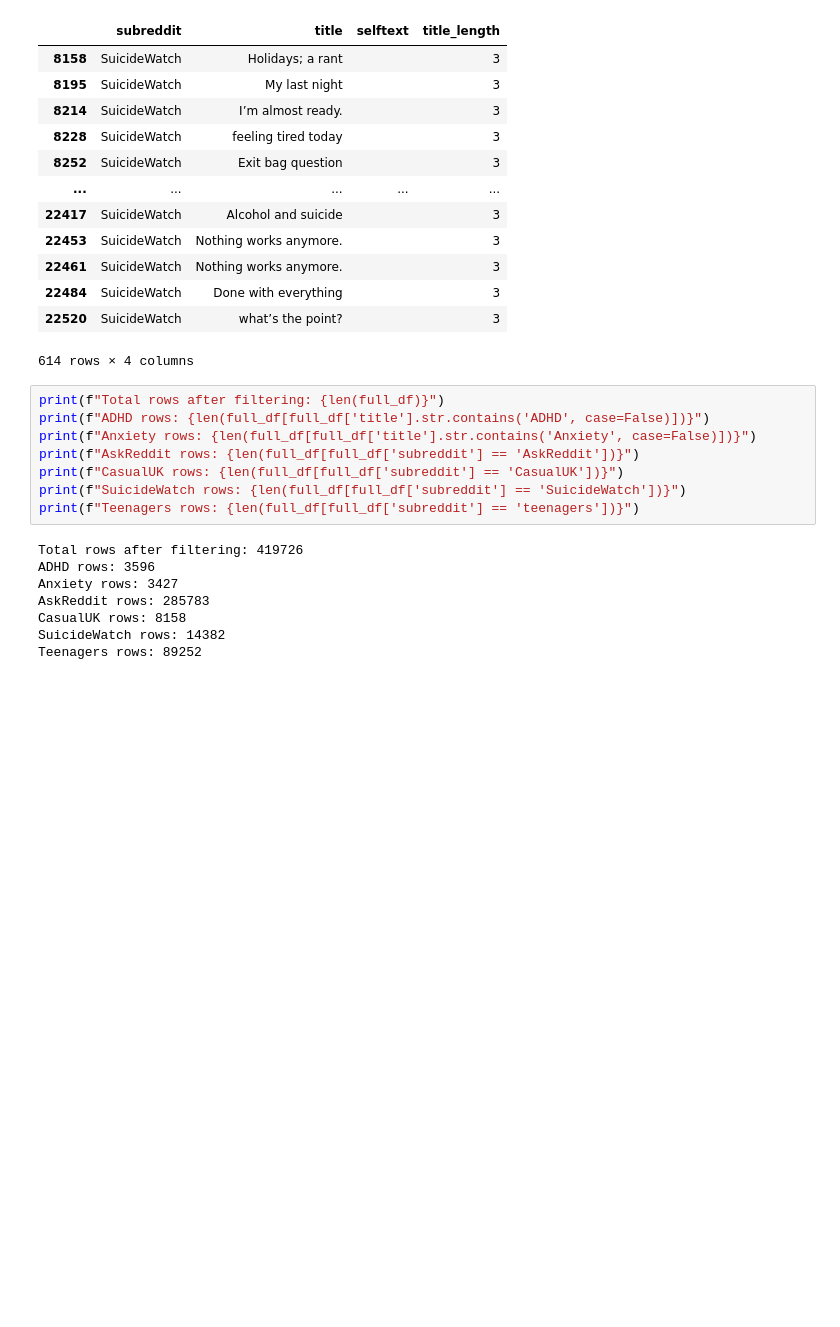
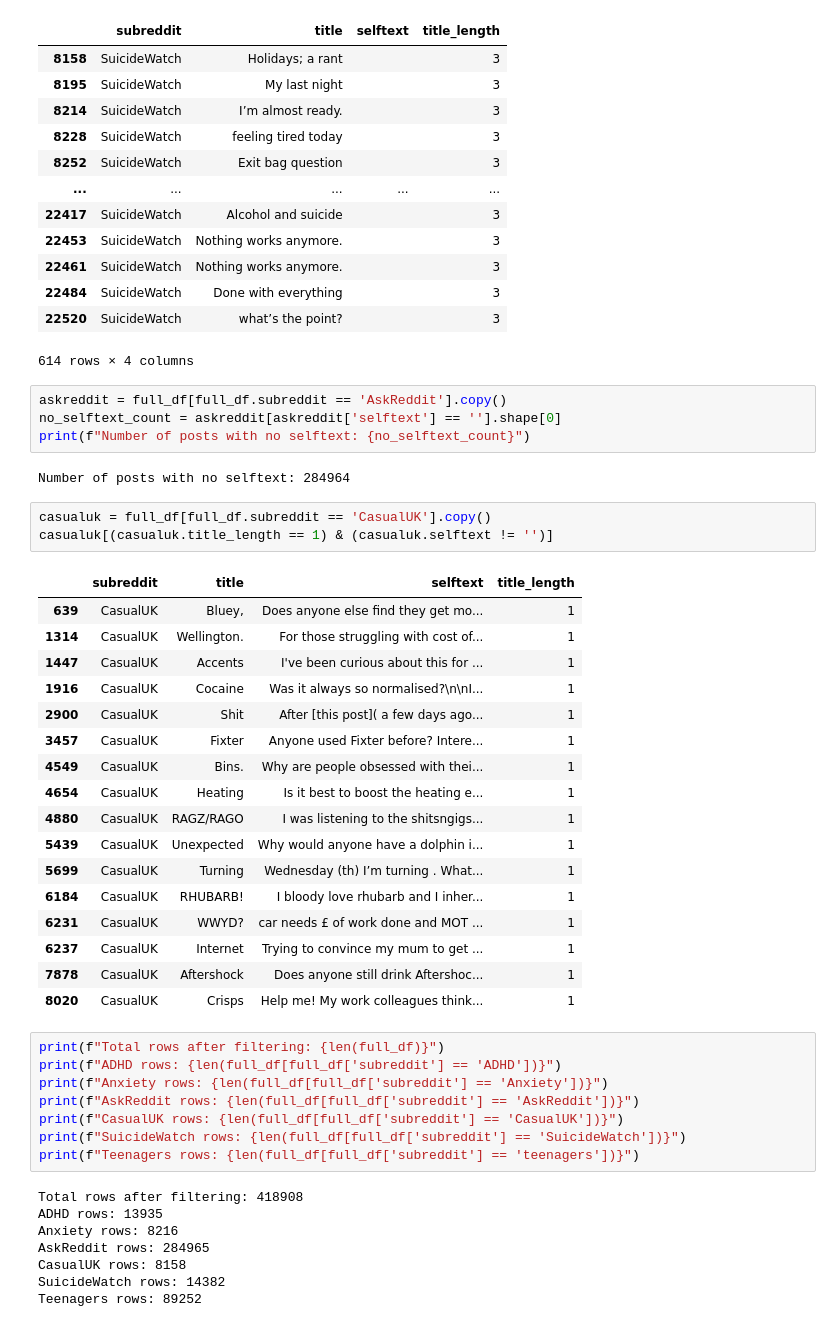
Before and after one commit to DHJKim321/diss-project, a Jupyter notebook: src/data/raw/combine_data.ipynb, the cells around one changed output. Cells and saved outputs as stored; diff of their text form; blank space fills up the shorter version.

```diff
--- a/src/data/raw/combine_data.ipynb
+++ b/src/data/raw/combine_data.ipynb
@@ -48,19 +48,46 @@ suicidewatch[(suicidewatch.title_length == 3) & (suicidewatch.selftext == '')]
 | 22484 | SuicideWatch | Done with everything |  | 3 |
 | 22520 | SuicideWatch | what’s the point? |  | 3 |
 614 rows × 4 columns
+# %%
+askreddit = full_df[full_df.subreddit == 'AskReddit'].copy()
+no_selftext_count = askreddit[askreddit['selftext'] == ''].shape[0]
+print(f"Number of posts with no selftext: {no_selftext_count}")
+# %% [output]
+Number of posts with no selftext: 284964
+# %%
+casualuk = full_df[full_df.subreddit == 'CasualUK'].copy()
+casualuk[(casualuk.title_length == 1) & (casualuk.selftext != '')]
+# %% [output]
+|  | subreddit | title | selftext | title_length |
+| 639 | CasualUK | Bluey, | Does anyone else find they get mo... | 1 |
+| 1314 | CasualUK | Wellington. | For those struggling with cost of... | 1 |
+| 1447 | CasualUK | Accents | I've been curious about this for ... | 1 |
+| 1916 | CasualUK | Cocaine | Was it always so normalised?\n\nI... | 1 |
+| 2900 | CasualUK | Shit | After [this post]( a few days ago... | 1 |
+| 3457 | CasualUK | Fixter | Anyone used Fixter before? Intere... | 1 |
+| 4549 | CasualUK | Bins. | Why are people obsessed with thei... | 1 |
+| 4654 | CasualUK | Heating | Is it best to boost the heating e... | 1 |
+| 4880 | CasualUK | RAGZ/RAGO | I was listening to the shitsngigs... | 1 |
+| 5439 | CasualUK | Unexpected | Why would anyone have a dolphin i... | 1 |
+| 5699 | CasualUK | Turning | Wednesday (th) I’m turning . What... | 1 |
+| 6184 | CasualUK | RHUBARB! | I bloody love rhubarb and I inher... | 1 |
+| 6231 | CasualUK | WWYD? | car needs £ of work done and MOT ... | 1 |
+| 6237 | CasualUK | Internet | Trying to convince my mum to get ... | 1 |
+| 7878 | CasualUK | Aftershock | Does anyone still drink Aftershoc... | 1 |
+| 8020 | CasualUK | Crisps | Help me! My work colleagues think... | 1 |
 # %%
 print(f"Total rows after filtering: {len(full_df)}")
-print(f"ADHD rows: {len(full_df[full_df['title'].str.contains('ADHD', case=False)])}")
-print(f"Anxiety rows: {len(full_df[full_df['title'].str.contains('Anxiety', case=False)])}")
+print(f"ADHD rows: {len(full_df[full_df['subreddit'] == 'ADHD'])}")
+print(f"Anxiety rows: {len(full_df[full_df['subreddit'] == 'Anxiety'])}")
 print(f"AskReddit rows: {len(full_df[full_df['subreddit'] == 'AskReddit'])}")
 print(f"CasualUK rows: {len(full_df[full_df['subreddit'] == 'CasualUK'])}")
 print(f"SuicideWatch rows: {len(full_df[full_df['subreddit'] == 'SuicideWatch'])}")
 print(f"Teenagers rows: {len(full_df[full_df['subreddit'] == 'teenagers'])}")
 # %% [output]
-Total rows after filtering: 419726
-ADHD rows: 3596
-Anxiety rows: 3427
-AskReddit rows: 285783
+Total rows after filtering: 418908
+ADHD rows: 13935
+Anxiety rows: 8216
+AskReddit rows: 284965
 CasualUK rows: 8158
 SuicideWatch rows: 14382
 Teenagers rows: 89252
```
Also changed, not shown: parts of 7 cells of this notebook, 1 other file.
